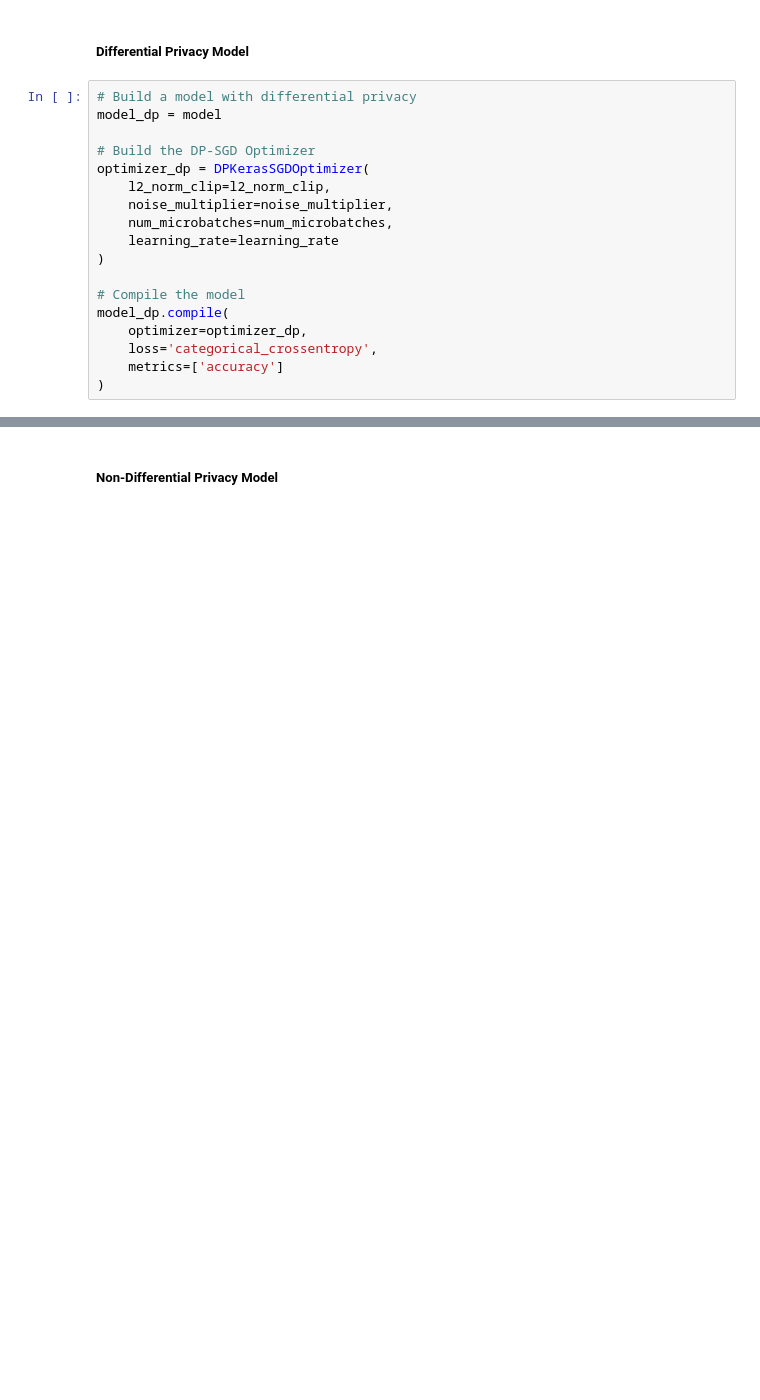
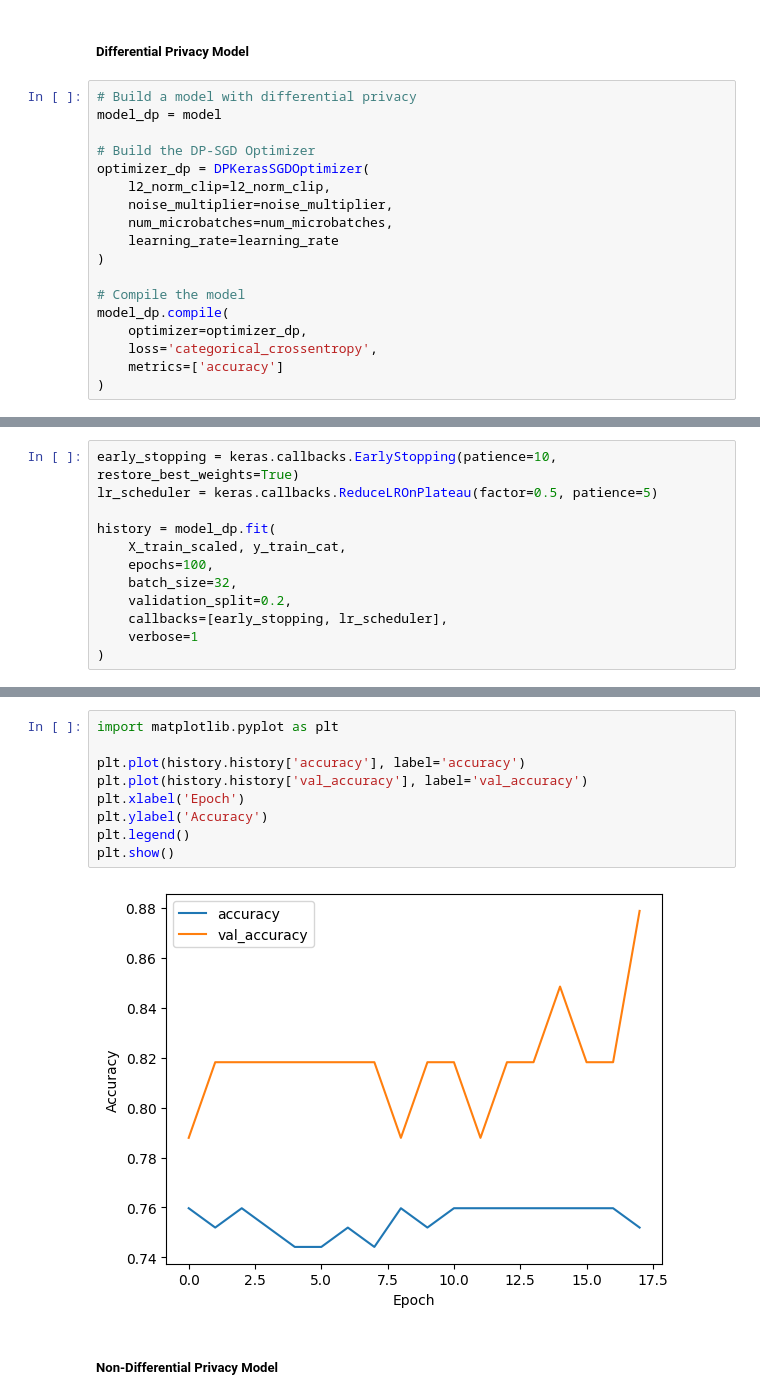
Before and after one commit to SiewWei-Wan03/MDS14, a Jupyter notebook: src/model/model_with_df.ipynb, the cells around one changed output, grey strips where cells are left out. Cells and saved outputs as stored; diff of their text form; blank space fills up the shorter version.

Commit message:
Update model_with_df.ipynb
- added code for model evaluation
- added code for model finetuning

```diff
--- a/src/model/model_with_df.ipynb
+++ b/src/model/model_with_df.ipynb
@@ -138,0 +146,12 @@ Epoch 100/100
+# %%
+early_stopping = keras.callbacks.EarlyStopping(patience=10, restore_best_weights=True)
+lr_scheduler = keras.callbacks.ReduceLROnPlateau(factor=0.5, patience=5)
+
+history = model_dp.fit(
+    X_train_scaled, y_train_cat,
+    epochs=100,
+    batch_size=32,
+    validation_split=0.2,
+    callbacks=[early_stopping, lr_scheduler],
+    verbose=1
+)
@@ -139,3 +176,14 @@ Epoch 100/100
+# %%
+import matplotlib.pyplot as plt
+
+plt.plot(history.history['accuracy'], label='accuracy')
+plt.plot(history.history['val_accuracy'], label='val_accuracy')
+plt.xlabel('Epoch')
+plt.ylabel('Accuracy')
+plt.legend()
+plt.show()
+# %% [output]
+[figure, added]
 # %% [markdown]
 ##### Non-Differential Privacy Model
 # %%
```
Also changed, not shown: parts of 2 cells of this notebook.
